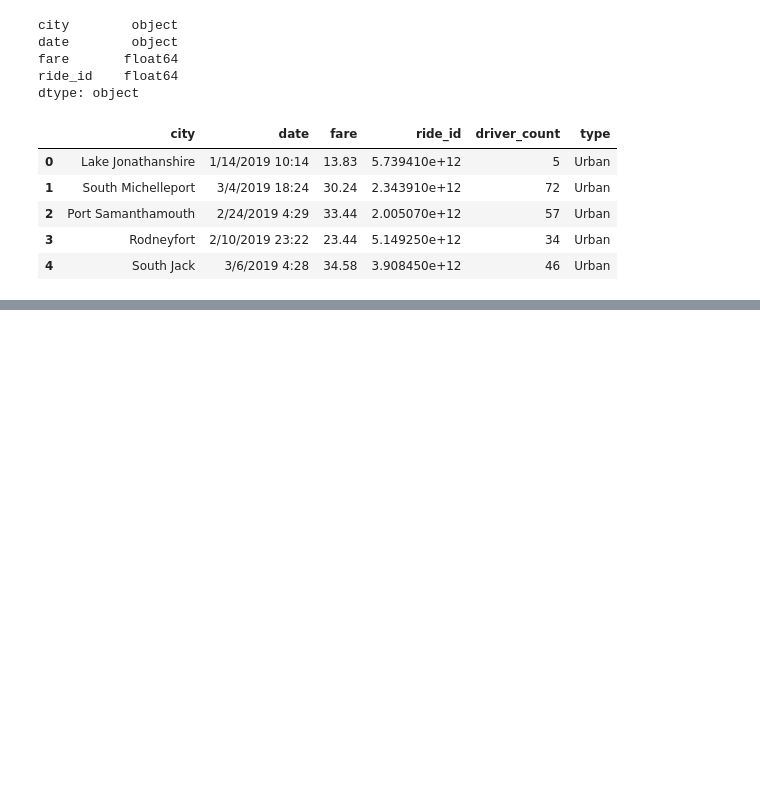
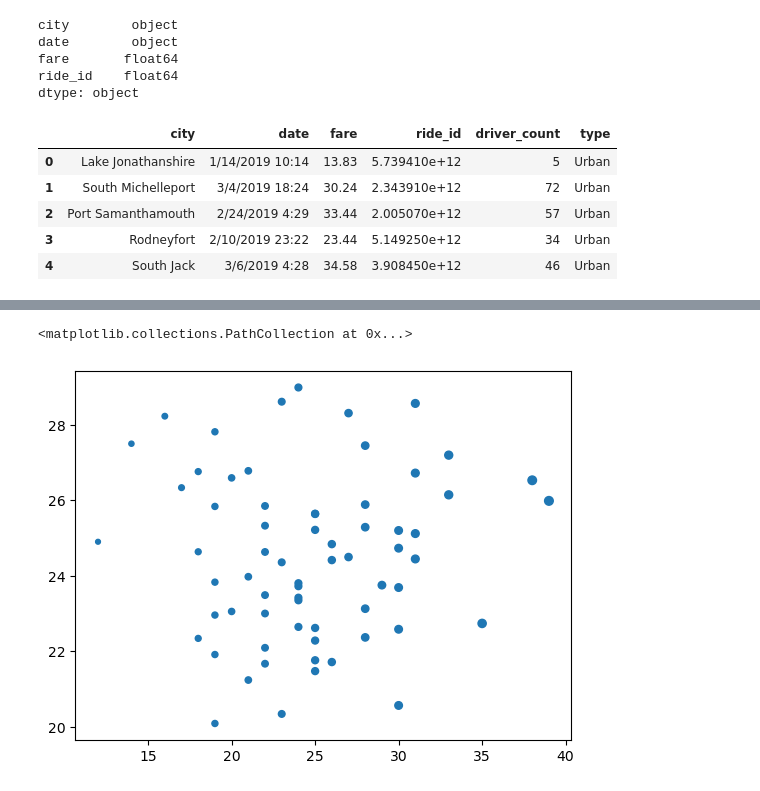
Before and after one commit to Granger515/PyBer_Analysis, a Jupyter notebook: PyBer.ipynb, the cells around one changed output, grey strips where cells are left out. Saved outputs shown, nothing was run; the diff lists cells and outputs as text; code cells hidden in the pictures; blank space fills up the shorter version.

```diff
--- a/PyBer.ipynb
+++ b/PyBer.ipynb
@@ -134,0 +211,6 @@ pyber_data_df.head()
+# %%
+# Build the scatter plots for urban cities.
+plt.scatter(urban_ride_count, urban_avg_fare, s=urban_ride_count)
+# %% [output]
+<matplotlib.collections.PathCollection at 0x...>
+[figure, added]
```
Also changed, not shown: parts of 20 cells of this notebook, 4 other files.
